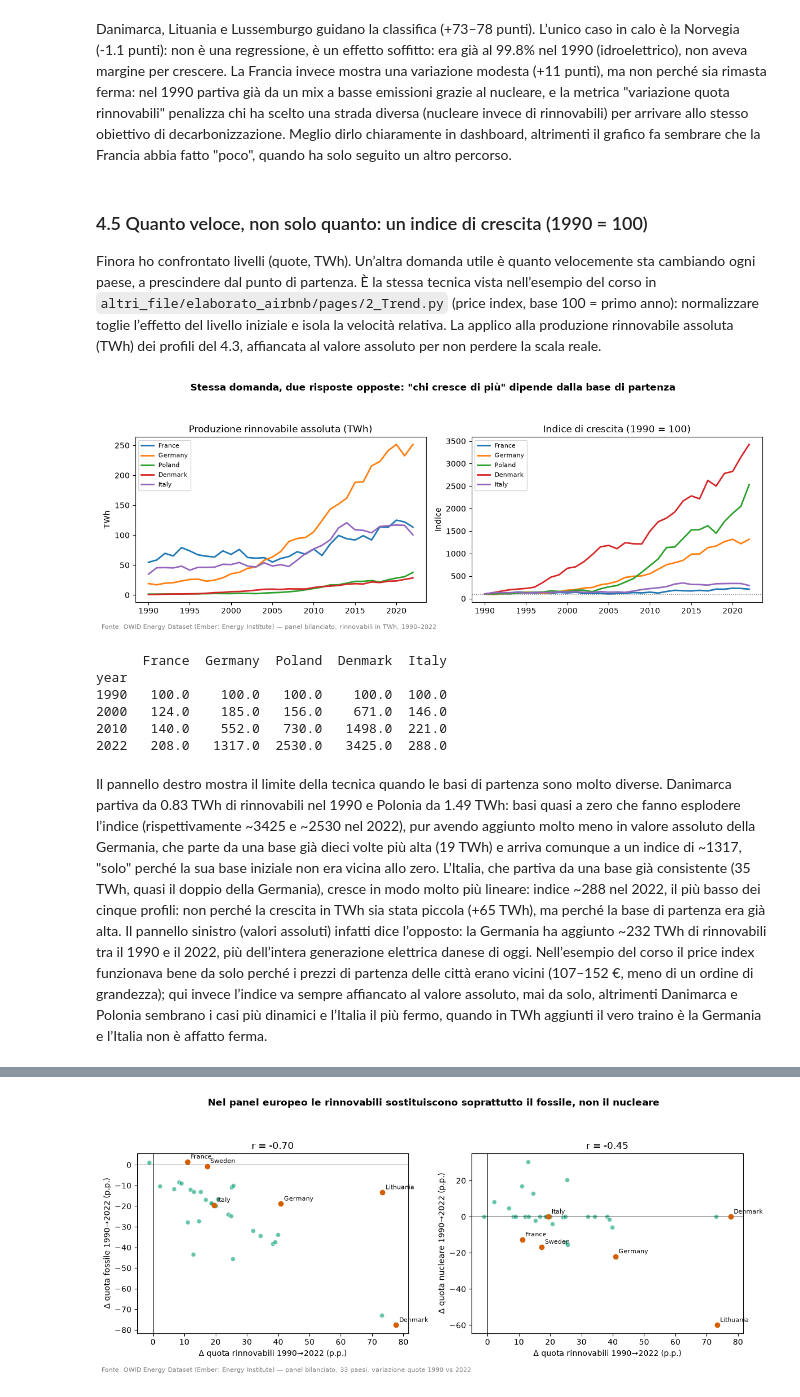
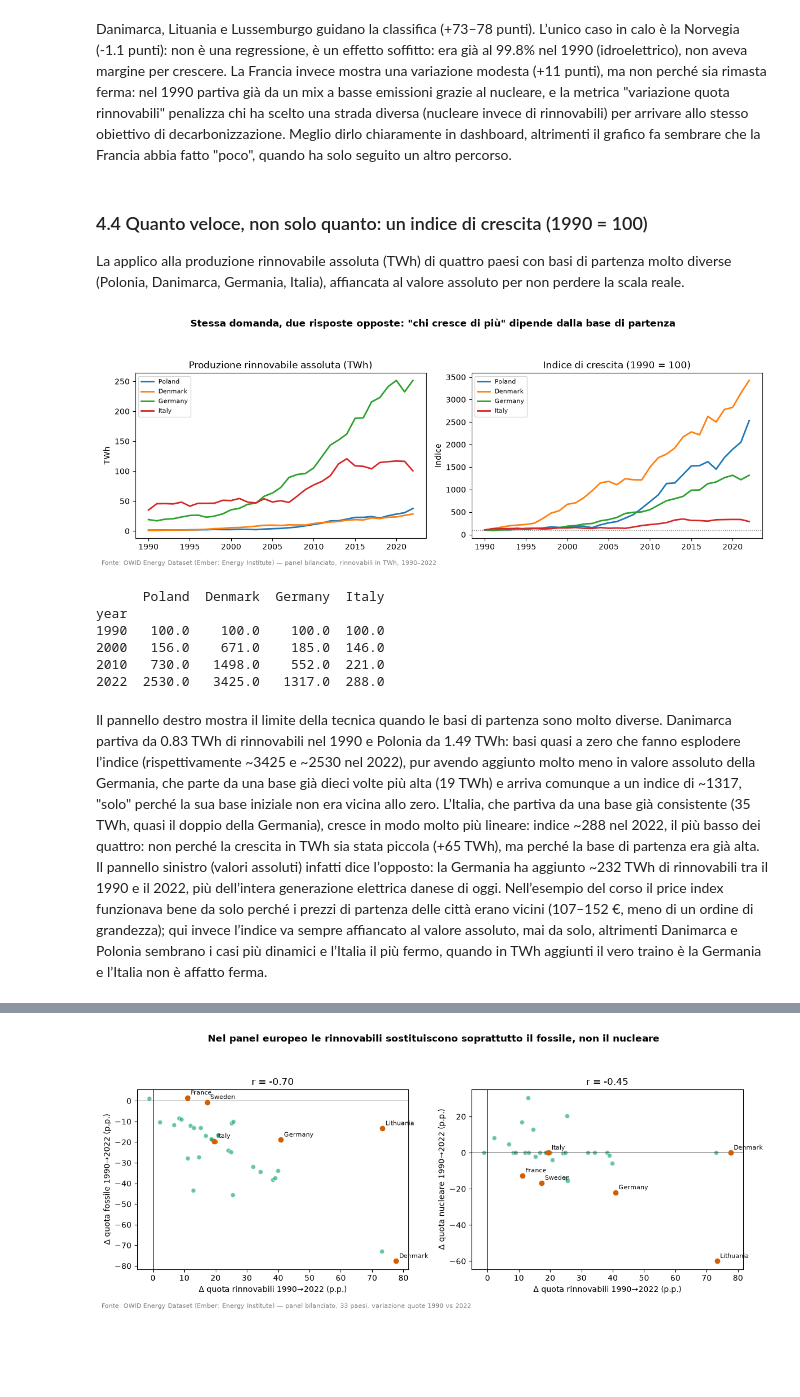
Before and after one commit to marco-pedretti/Progetto-Data-Visualization-e-Dashboard-Design, a Jupyter notebook: eda_energia_europa.ipynb, the cells around one changed output, grey strips where cells are left out. Saved outputs shown, nothing was run; the diff lists cells and outputs as text; code cells hidden in the pictures; blank space fills up the shorter version.

```diff
--- a/eda_energia_europa.ipynb
+++ b/eda_energia_europa.ipynb
@@ -620,19 +589,0 @@ La media europea nasconde traiettorie molto diverse tra loro. Scelgo cinque paes
-# %%
-countries_profile = ["France", "Germany", "Poland", "Denmark", "Italy"]
-
-fig, axes = plt.subplots(2, 3, figsize=(14, 7), sharex=True, sharey=True)
-for ax, country in zip(axes.flat, countries_profile):
-    d = bal_all[bal_all["country"] == country].sort_values("year")
-    ax.stackplot(
-        d["year"], d["fossil_share_elec"], d["nuclear_share_elec"], d["renewables_share_elec"],
-        colors=[PALETTE["fossile"], PALETTE["nucleare"], PALETTE["rinnovabili"]],
-        labels=["Fossili", "Nucleare", "Rinnovabili"],
-    )
-    ax.set_title(country)
-    ax.set_ylim(0, 100)
-axes.flat[-1].axis("off")  # sesto riquadro inutilizzato (5 paesi su una griglia 2x3)
-axes[0, 0].legend(loc="lower left", fontsize=8)
-fig.suptitle("Ogni paese ha la sua transizione: nucleare stabile, fossile dominante o svolta rinnovabile", fontweight="bold")
-fig.text(0.01, 0.01, f"{SOURCE_NOTE} — quota % della generazione, 1990–2022", fontsize=8, color="gray")
-plt.tight_layout(rect=[0, 0.03, 1, 0.94])
-plt.show()
@@ -668,46 +615,48 @@ plt.show()
 # %% [markdown]
 Danimarca, Lituania e Lussemburgo guidano la classifica (+73–78 punti). L’unico caso in calo è la Norvegia (-1.1 punti): non è una regressione, è un effetto soffitto: era già al 99.8% nel 1990 (idroelettrico), non aveva margine per crescere. La Francia invece mostra una variazione modesta (+11 punti), ma non perché sia rimasta ferma: nel 1990 partiva già da un mix a basse emissioni grazie al nucleare, e la metrica "variazione quota rinnovabili" penalizza chi ha scelto una strada diversa (nucleare invece di rinnovabili) per arrivare allo stesso obiettivo di decarbonizzazione. Meglio dirlo chiaramente in dashboard, altrimenti il grafico fa sembrare che la Francia abbia fatto "poco", quando ha solo seguito un altro percorso.
 # %% [markdown]
-### 4.5 Quanto veloce, non solo quanto: un indice di crescita (1990 = 100)
+### 4.4 Quanto veloce, non solo quanto: un indice di crescita (1990 = 100)
 
-Finora ho confrontato livelli (quote, TWh). Un’altra domanda utile è quanto velocemente sta cambiando ogni paese, a prescindere dal punto di partenza. È la stessa tecnica vista nell’esempio del corso in `altri_file/elaborato_airbnb/pages/2_Trend.py` (price index, base 100 = primo anno): normalizzare toglie l’effetto del livello iniziale e isola la velocità relativa. La applico alla produzione rinnovabile assoluta (TWh) dei profili del 4.3, affiancata al valore assoluto per non perdere la scala reale.
+La applico alla produzione rinnovabile assoluta (TWh) di quattro paesi con basi di partenza molto diverse (Polonia, Danimarca, Germania, Italia), affiancata al valore assoluto per non perdere la scala reale.
 # %%
+growth_countries = ["Poland", "Denmark", "Germany", "Italy"]
+
 idx_series = {}
-for country in countries_profile:
+for country in growth_countries:
     s = bal_all[bal_all["country"] == country].sort_values("year").set_index("year")["renewables_electricity"]
     idx_series[country] = s / s.loc[1990] * 100
 idx_df = pd.DataFrame(idx_series)
 
 fig, axes = plt.subplots(1, 2, figsize=(12, 4.5))
 
-for country in countries_profile:
+for country in growth_countries:
     s = bal_all[bal_all["country"] == country].sort_values("year").set_index("year")["renewables_electricity"]
     axes[0].plot(s.index, s.values, label=country, linewidth=2)
 axes[0].set_title("Produzione rinnovabile assoluta (TWh)")
 axes[0].set_ylabel("TWh")
 axes[0].legend(fontsize=8)
 
-for country in countries_profile:
+for country in growth_countries:
     axes[1].plot(idx_df.index, idx_df[country], label=country, linewidth=2)
 axes[1].axhline(100, color="gray", linestyle=":", linewidth=1)
 axes[1].set_title("Indice di crescita (1990 = 100)")
 axes[1].set_ylabel("Indice")
 axes[1].legend(fontsize=8)
 
 fig.suptitle('Stessa domanda, due risposte opposte: "chi cresce di più" dipende dalla base di partenza', fontweight="bold")
 fig.text(0.01, 0.01, f"{SOURCE_NOTE} — panel bilanciato, rinnovabili in TWh, 1990–2022", fontsize=8, color="gray")
 plt.tight_layout(rect=[0, 0.03, 1, 0.92])
 plt.show()
 
 print(idx_df.loc[[1990, 2000, 2010, 2022]].round(0))
 # %% [output]
-[figure, old version]
+[figure, new version]
-      France  Germany  Poland  Denmark  Italy
+      Poland  Denmark  Germany  Italy
 year
-1990   100.0    100.0   100.0    100.0  100.0
-2000   124.0    185.0   156.0    671.0  146.0
-2010   140.0    552.0   730.0   1498.0  221.0
-2022   208.0   1317.0  2530.0   3425.0  288.0
+1990   100.0    100.0    100.0  100.0
+2000   156.0    671.0    185.0  146.0
+2010   730.0   1498.0    552.0  221.0
+2022  2530.0   3425.0   1317.0  288.0
 # %% [markdown]
-Il pannello destro mostra il limite della tecnica quando le basi di partenza sono molto diverse. Danimarca partiva da 0.83 TWh di rinnovabili nel 1990 e Polonia da 1.49 TWh: basi quasi a zero che fanno esplodere l’indice (rispettivamente ~3425 e ~2530 nel 2022), pur avendo aggiunto molto meno in valore assoluto della Germania, che parte da una base già dieci volte più alta (19 TWh) e arriva comunque a un indice di ~1317, "solo" perché la sua base iniziale non era vicina allo zero. L’Italia, che partiva da una base già consistente (35 TWh, quasi il doppio della Germania), cresce in modo molto più lineare: indice ~288 nel 2022, il più basso dei cinque profili: non perché la crescita in TWh sia stata piccola (+65 TWh), ma perché la base di partenza era già alta. Il pannello sinistro (valori assoluti) infatti dice l’opposto: la Germania ha aggiunto ~232 TWh di rinnovabili tra il 1990 e il 2022, più dell’intera generazione elettrica danese di oggi. Nell’esempio del corso il price index funzionava bene da solo perché i prezzi di partenza delle città erano vicini (107–152 €, meno di un ordine di grandezza); qui invece l’indice va sempre affiancato al valore assoluto, mai da solo, altrimenti Danimarca e Polonia sembrano i casi più dinamici e l’Italia il più fermo, quando in TWh aggiunti il vero traino è la Germania e l’Italia non è affatto ferma.
+Il pannello destro mostra il limite della tecnica quando le basi di partenza sono molto diverse. Danimarca partiva da 0.83 TWh di rinnovabili nel 1990 e Polonia da 1.49 TWh: basi quasi a zero che fanno esplodere l’indice (rispettivamente ~3425 e ~2530 nel 2022), pur avendo aggiunto molto meno in valore assoluto della Germania, che parte da una base già dieci volte più alta (19 TWh) e arriva comunque a un indice di ~1317, "solo" perché la sua base iniziale non era vicina allo zero. L’Italia, che partiva da una base già consistente (35 TWh, quasi il doppio della Germania), cresce in modo molto più lineare: indice ~288 nel 2022, il più basso dei quattro: non perché la crescita in TWh sia stata piccola (+65 TWh), ma perché la base di partenza era già alta. Il pannello sinistro (valori assoluti) infatti dice l’opposto: la Germania ha aggiunto ~232 TWh di rinnovabili tra il 1990 e il 2022, più dell’intera generazione elettrica danese di oggi. Nell’esempio del corso il price index funzionava bene da solo perché i prezzi di partenza delle città erano vicini (107–152 €, meno di un ordine di grandezza); qui invece l’indice va sempre affiancato al valore assoluto, mai da solo, altrimenti Danimarca e Polonia sembrano i casi più dinamici e l’Italia il più fermo, quando in TWh aggiunti il vero traino è la Germania e l’Italia non è affatto ferma.
 # %% [markdown]
```
Also changed, not shown: parts of 21 cells of this notebook.
